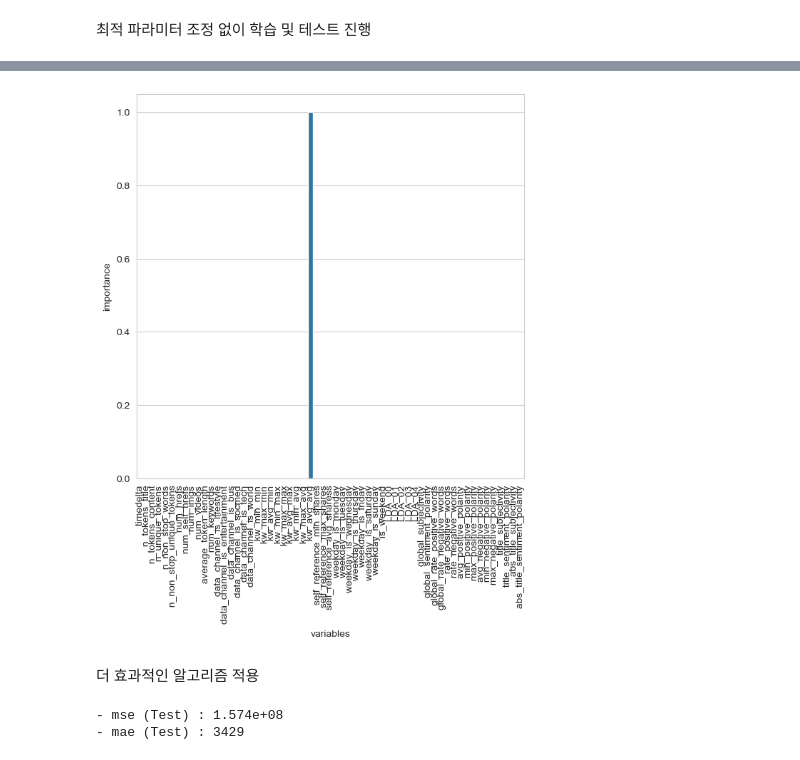
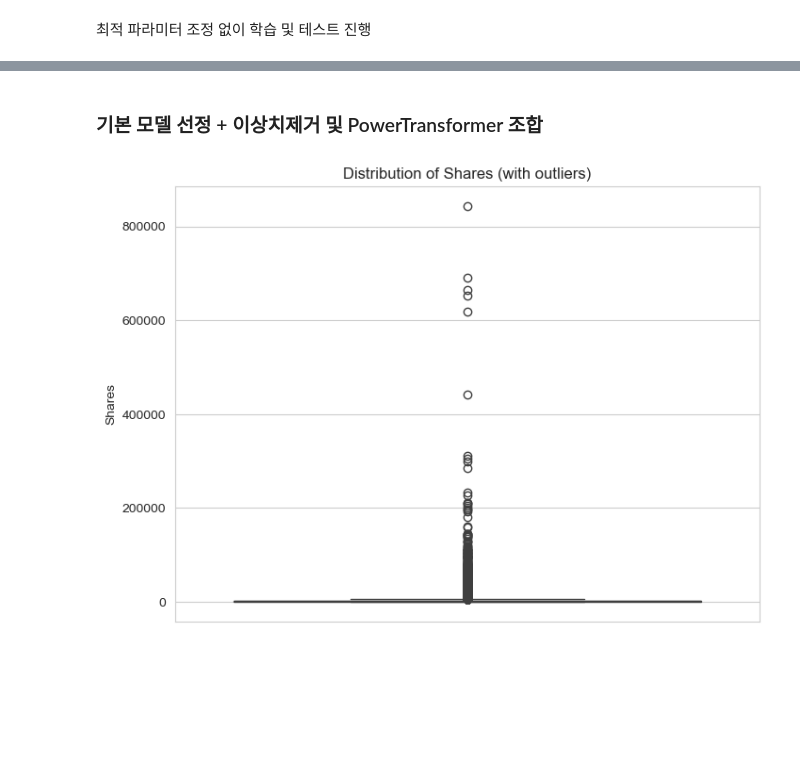
Before and after one commit to froggy-hyun/online_news_popularity_prediction, a Jupyter notebook: mycode.ipynb, the cells around one changed output, grey strips where cells are left out. Drawn from its saved outputs; the diff is of its cells as text; code cells hidden in the pictures; blank space fills up the shorter version.

```diff
--- a/mycode.ipynb
+++ b/mycode.ipynb
@@ -129,9 +79,0 @@ print(imp[imp['importance'] != 0])
-# %%
-fig, ax = plt.subplots(figsize=(7, 7))
-sns.barplot(x='variables', y='importance', data=imp, ax=ax)
-plt.setp(ax.get_xticklabels(), rotation=90)
-plt.show(fig)
-# %% [output]
-[figure, removed]
-# %% [markdown]
-더 효과적인 알고리즘 적용
@@ -140,9 +80,11 @@ from sklearn.ensemble import RandomForestRegressor
-# %%
-rf = RandomForestRegressor(n_estimators=50)
-rf.fit(X_train, y_train)
-y_test_pred_rf = rf.predict(X_test)
-print('- mse (Test) : {:.4}'.format(mean_squared_error(y_test, y_test_pred_rf)))
-print('- mae (Test) : {:}'.format(round(mean_absolute_error(y_test, y_test_pred_rf))))
-# %% [output]
-- mse (Test) : 1.574e+08
-- mae (Test) : 3429
+# %% [markdown]
+### 기본 모델 선정 + 이상치제거 및 PowerTransformer 조합
+# %%
+# 이상치 시각화
+plt.figure(figsize=(8, 6))
+sns.boxplot(y=y)
+plt.title('Distribution of Shares (with outliers)')
+plt.ylabel('Shares')
+plt.show()
+# %% [output]
+[figure, added]
```
Also changed, not shown: parts of 11 cells of this notebook.
